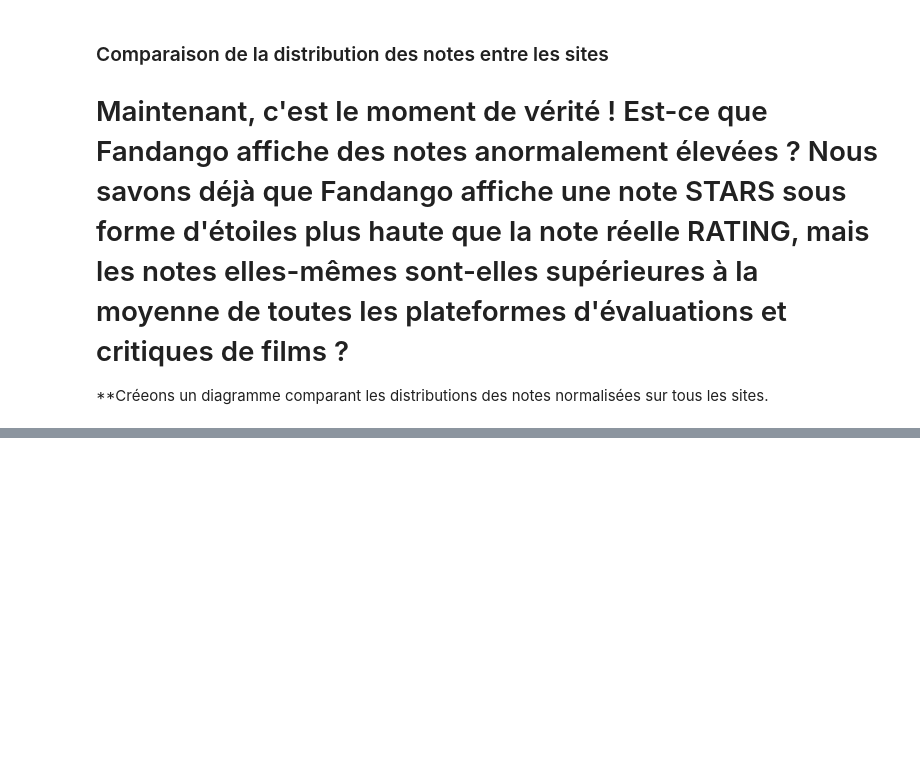
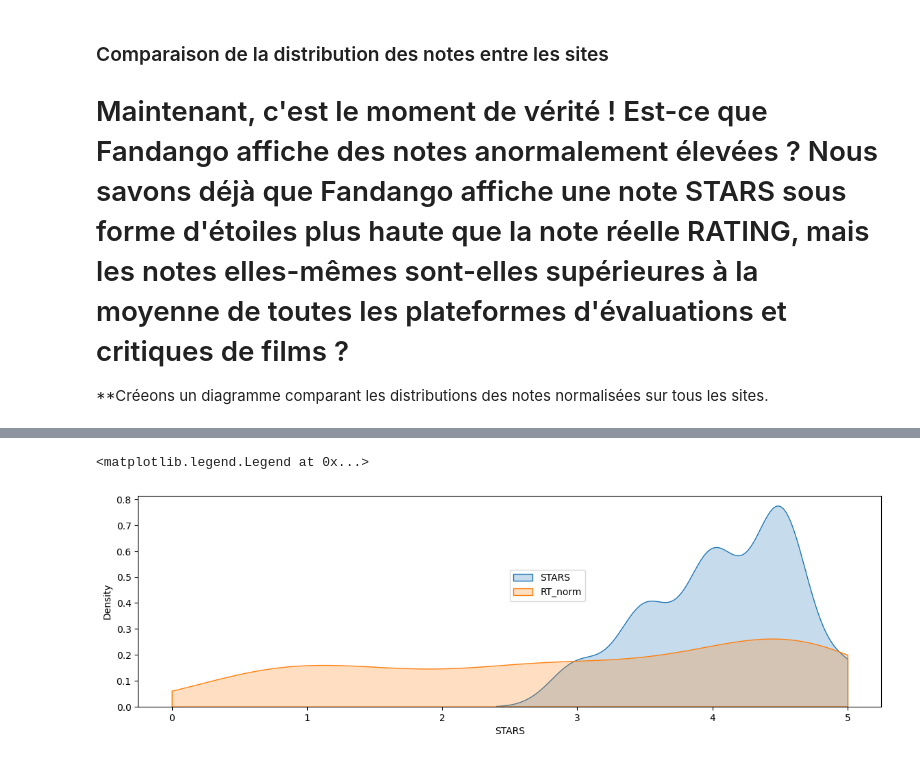
Before and after one commit to Mayandza/Projet, a Jupyter notebook: Projet_Fandango.ipynb, the cells around one changed output, grey strips where cells are left out. Cells and saved outputs as stored; diff of their text form; code cells hidden in the pictures; blank space fills up the shorter version.

```diff
--- a/Projet_Fandango.ipynb
+++ b/Projet_Fandango.ipynb
@@ -470,0 +475,8 @@ plt.legend(loc=(-0.2,0.5))
+# %%
+plt.figure(figsize=(14,4), dpi=100)
+sns.kdeplot(df_norm, x ='STARS', fill=True, clip=(0,5), label='STARS')
+sns.kdeplot(df_norm, x ='RT_norm', fill=True,clip=(0,5),label='RT_norm')
+plt.legend(loc=(0.5,0.5))
+# %% [output]
+<matplotlib.legend.Legend at 0x...>
+[figure, added]
```
Also changed, not shown: parts of 3 cells of this notebook.
